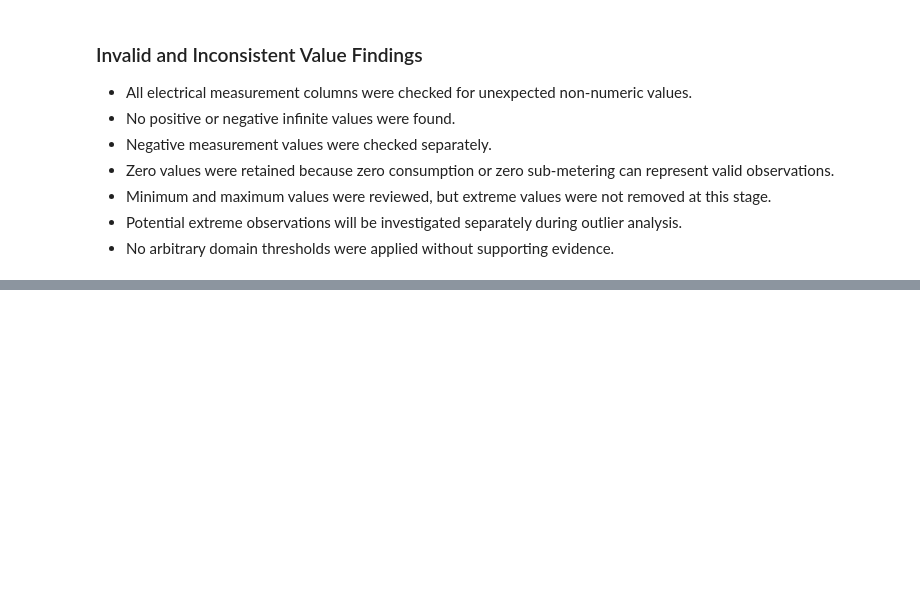
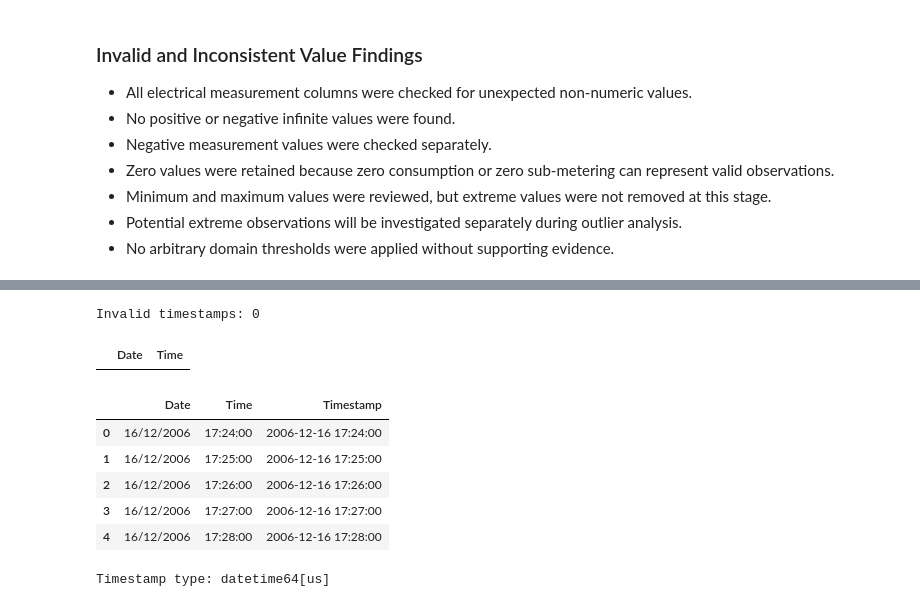
Before and after one commit to NimaniThathsarani/Smart-Energy-Consumption-Prediction-System, a Jupyter notebook: notebooks/02_data_cleaning.ipynb, the cells around one changed output, grey strips where cells are left out. Drawn from its saved outputs; the diff is of its cells as text; code cells hidden in the pictures; blank space fills up the shorter version.

Commit message:
Add validated datetime handling

```diff
--- a/notebooks/02_data_cleaning.ipynb
+++ b/notebooks/02_data_cleaning.ipynb
@@ -725,0 +749,9 @@ Rows with clear invalid numeric values: 0
+# %%
+# Combine Date and Time as a single text timestamp
+datetime_text = (
+    df_clean["Date"].astype(str)
+    + " "
+    + df_clean["Time"].astype(str)
+)
+
+datetime_text.head()
@@ -725,0 +765,46 @@ Rows with clear invalid numeric values: 0
+# %%
+# Convert combined values into proper datetime format
+parsed_timestamp = pd.to_datetime(
+    datetime_text,
+    format="%d/%m/%Y %H:%M:%S",
+    errors="coerce"
+)
+# %%
+# Count timestamps that failed datetime conversion
+invalid_timestamp_count = parsed_timestamp.isna().sum()
+
+print("Invalid timestamps:", invalid_timestamp_count)
+# %% [output]
+Invalid timestamps: 0
+# %%
+# Display records with invalid timestamps
+invalid_timestamp_rows = df_clean.loc[
+    parsed_timestamp.isna(),
+    ["Date", "Time"]
+]
+
+invalid_timestamp_rows.head(20)
+# %% [output]
+|  | Date | Time |
+# %%
+# Add the validated datetime column
+df_clean["Timestamp"] = parsed_timestamp
+
+df_clean[
+    ["Date", "Time", "Timestamp"]
+].head()
+# %% [output]
+|  | Date | Time | Timestamp |
+| 0 | 16/12/2006 | 17:24:00 | 2006-12-16 17:24:00 |
+| 1 | 16/12/2006 | 17:25:00 | 2006-12-16 17:25:00 |
+| 2 | 16/12/2006 | 17:26:00 | 2006-12-16 17:26:00 |
+| 3 | 16/12/2006 | 17:27:00 | 2006-12-16 17:27:00 |
+| 4 | 16/12/2006 | 17:28:00 | 2006-12-16 17:28:00 |
+# %%
+# Confirm the new timestamp data type
+print(
+    "Timestamp type:",
+    df_clean["Timestamp"].dtype
+)
+# %% [output]
+Timestamp type: datetime64[us]
```
Also changed, not shown: parts of 8 cells of this notebook.
